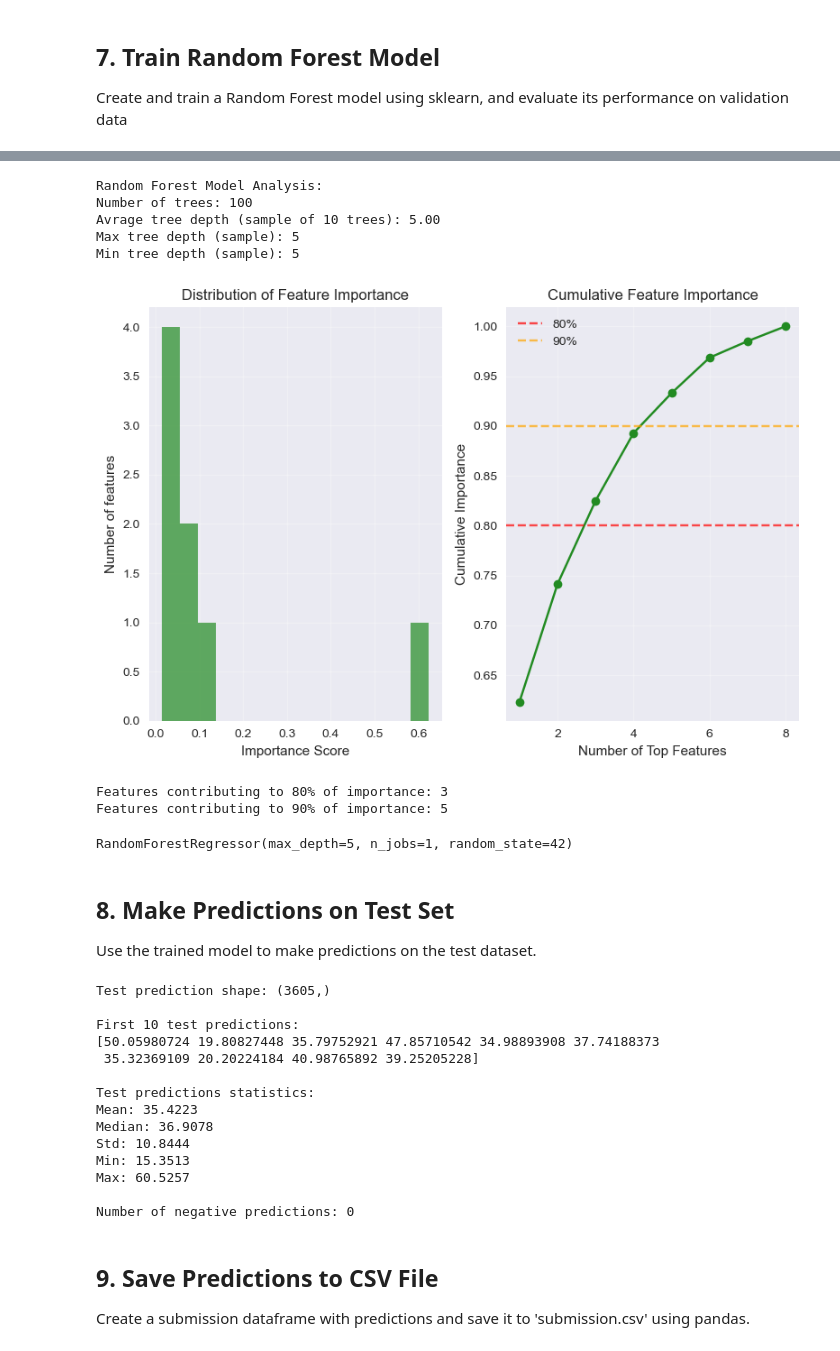
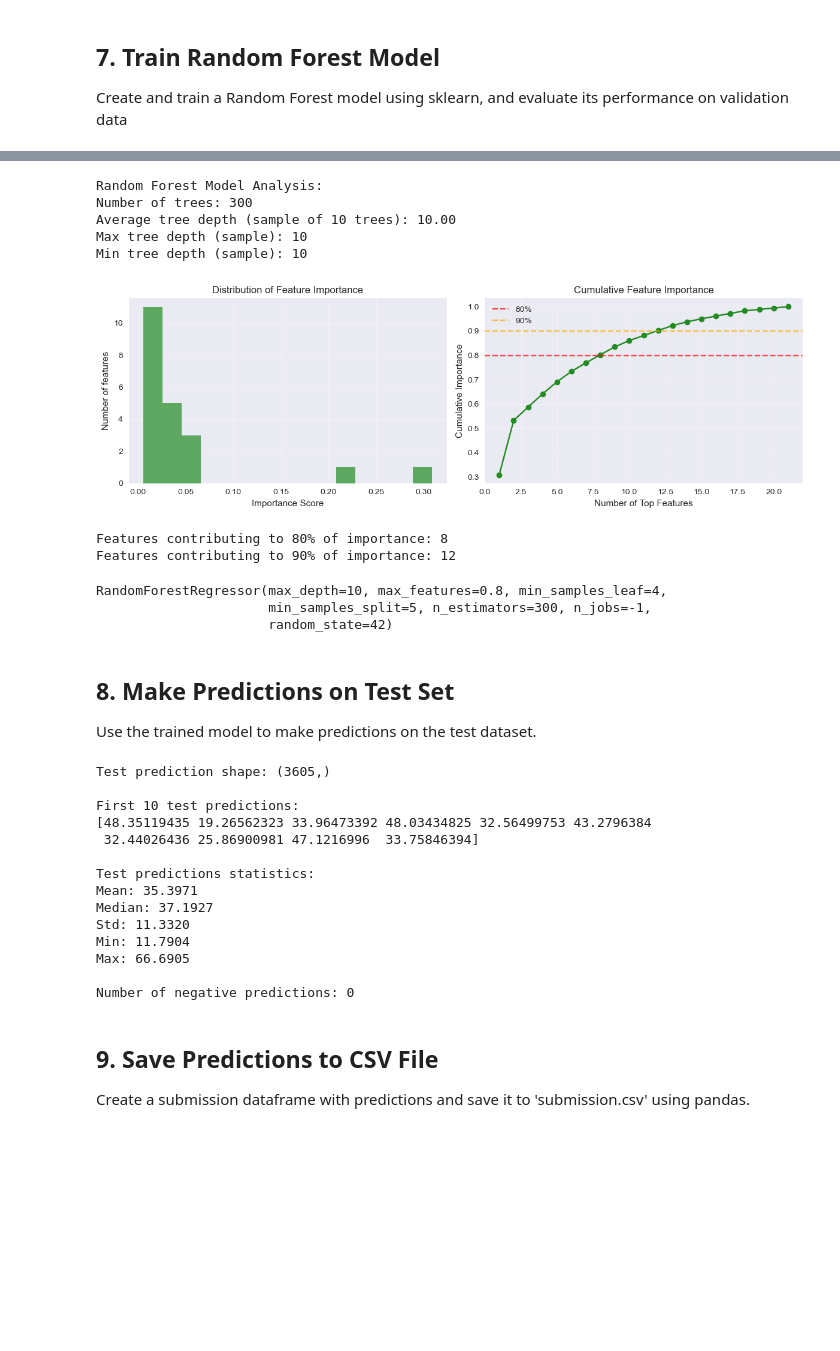
Before and after one commit to AaryanGotad/ml-practice, a Jupyter notebook: MLPlayground/random+forest_aaryan.ipynb, the cells around one changed output, grey strips where cells are left out. Saved outputs shown, nothing was run; the diff lists cells and outputs as text; code cells hidden in the pictures; blank space fills up the shorter version.

```diff
--- a/MLPlayground/random+forest_aaryan.ipynb
+++ b/MLPlayground/random+forest_aaryan.ipynb
@@ -208,8 +287,8 @@ R² Score: 0.4447
 # %%
 # Feature importance from Random Forest
 feature_importance = pd.DataFrame({
-    'Feature': X.columns,
-    'Importance': rf_model.feature_importances_
+    'Feature': X_final.columns,  # Use X_final which has engineered features
+    'Importance': rf_random.best_estimator_.feature_importances_
 }).sort_values('Importance', ascending=False)
 
 print("Feature Importance (Random Forest):")
@@ -228,8 +307,8 @@ for i, row in feature_importance.head().iterrows():
     print(f"{row['Feature']}: {row['Importance']:.4f}")
 
 # Additional Random Forest specific metrics
-print(f"\nRandom Foret Mode Details:")
-print(f"Number of features used: {rf_model.n_features_in_}")
-print(f"Out-of-bag score: {rf_model.oob_score_ if hasattr(rf_model, 'oob_score_') else 'Not available (oob_score=false)'}")
+print(f"\nRandom Forest Model Details:")
+print(f"Number of features used: {rf_random.best_estimator_.n_features_in_}")
+print(f"Out-of-bag score: {rf_random.best_estimator_.oob_score_ if hasattr(rf_random.best_estimator_, 'oob_score_') else 'Not available (oob_score=false)'}")
 # %% [output]
 Feature Importance (Random Forest):
@@ -256,69 +342,71 @@ Out-of-bag score: Not available (oob_score=false)
 # %%
 # Random Forest specific analysis
 print("Random Forest Model Analysis:")
-print(f"Number of trees: {rf_model.n_estimators}")
+print(f"Number of trees: {rf_random.best_estimator_.n_estimators}")
 
 # Get tree depths (sample from first few trees)
 tree_depths = []
-for i in range(min(10, rf_model.n_estimators)):
-    tree_depths.append(rf_model.estimators_[i].tree_.max_depth)
+for i in range(min(10, rf_random.best_estimator_.n_estimators)):
+    tree_depths.append(rf_random.best_estimator_.estimators_[i].tree_.max_depth)
 
-print(f"Avrage tree depth (sample of 10 trees): {np.mean(tree_depths):.2f}")
+print(f"Average tree depth (sample of 10 trees): {np.mean(tree_depths):.2f}")
 print(f"Max tree depth (sample): {max(tree_depths)}")
 print(f"Min tree depth (sample): {min(tree_depths)}")
 
 # Feature importance distribution
-plt.Figure(figsize=(12, 4))
+plt.figure(figsize=(12, 4))
 
 plt.subplot(1, 2, 1)
-plt.hist(rf_model.feature_importances_, bins=15, alpha=0.7, color='forestgreen')
+plt.hist(rf_random.best_estimator_.feature_importances_, bins=15, alpha=0.7, color='forestgreen')
 plt.title("Distribution of Feature Importance")
 plt.xlabel('Importance Score')
 plt.ylabel('Number of features')
 plt.grid(True, alpha=0.3)
 
 plt.subplot(1, 2, 2)
 cumulative_importance = np.cumsum(feature_importance['Importance'].values)
 plt.plot(range(1, len(cumulative_importance) + 1), cumulative_importance, 'o-', color='forestgreen')
 plt.title('Cumulative Feature Importance')
 plt.xlabel('Number of Top Features')
 plt.ylabel('Cumulative Importance')
 plt.grid(True, alpha=0.3)
 
 # Add horizontal lines for reference
 plt.axhline(y=0.8, color='red', linestyle='--', alpha=0.7, label='80%')
 plt.axhline(y=0.9, color='orange', linestyle='--', alpha=0.7, label='90%')
 plt.legend()
 
 plt.tight_layout()
 plt.show()
 
 # Find how many features contribute to 80% and 90% of importance
 feature_80 = np.argmax(cumulative_importance >= 0.8) + 1
 feature_90 = np.argmax(cumulative_importance >= 0.9) + 1
 print(f"\nFeatures contributing to 80% of importance: {feature_80}")
 print(f"Features contributing to 90% of importance: {feature_90}")
 # %% [output]
 Random Forest Model Analysis:
-Number of trees: 100
-Avrage tree depth (sample of 10 trees): 5.00
-Max tree depth (sample): 5
-Min tree depth (sample): 5
+Number of trees: 300
+Average tree depth (sample of 10 trees): 10.00
+Max tree depth (sample): 10
+Min tree depth (sample): 10
-[figure, old version]
+[figure, new version]
-Features contributing to 80% of importance: 3
-Features contributing to 90% of importance: 5
+Features contributing to 80% of importance: 8
+Features contributing to 90% of importance: 12
 # %%
-# Training the model on 100% data after done with initliat training and testing
-rf_model.fit(X_final, y)
+# Training the model on 100% data after done with initial training and testing
+rf_random.best_estimator_.fit(X_final, y)
 # %% [output]
-RandomForestRegressor(max_depth=5, n_jobs=1, random_state=42)
+RandomForestRegressor(max_depth=10, max_features=0.8, min_samples_leaf=4,
+                      min_samples_split=5, n_estimators=300, n_jobs=-1,
+                      random_state=42)
 # %% [markdown]
 ## 8. Make Predictions on Test Set
 
 Use the trained model to make predictions on the test dataset.
 # %%
 # Make predictions on the test set
-test_predictions = rf_model.predict(X_test_final)
+test_predictions = rf_random.best_estimator_.predict(X_test_final)
 
 print(f"Test prediction shape: {test_predictions.shape}")
 print(f"\nFirst 10 test predictions:")
@@ -340,15 +428,15 @@ if negative_predictions > 0:
 Test prediction shape: (3605,)
 
 First 10 test predictions:
-[50.05980724 19.80827448 35.79752921 47.85710542 34.98893908 37.74188373
- 35.32369109 20.20224184 40.98765892 39.25205228]
+[48.35119435 19.26562323 33.96473392 48.03434825 32.56499753 43.2796384
+ 32.44026436 25.86900981 47.1216996  33.75846394]
 
 Test predictions statistics:
-Mean: 35.4223
-Median: 36.9078
-Std: 10.8444
-Min: 15.3513
-Max: 60.5257
+Mean: 35.3971
+Median: 37.1927
+Std: 11.3320
+Min: 11.7904
+Max: 66.6905
 
 Number of negative predictions: 0
 # %% [markdown]
```
Also changed, not shown: parts of 9 cells of this notebook, 1 other file.
